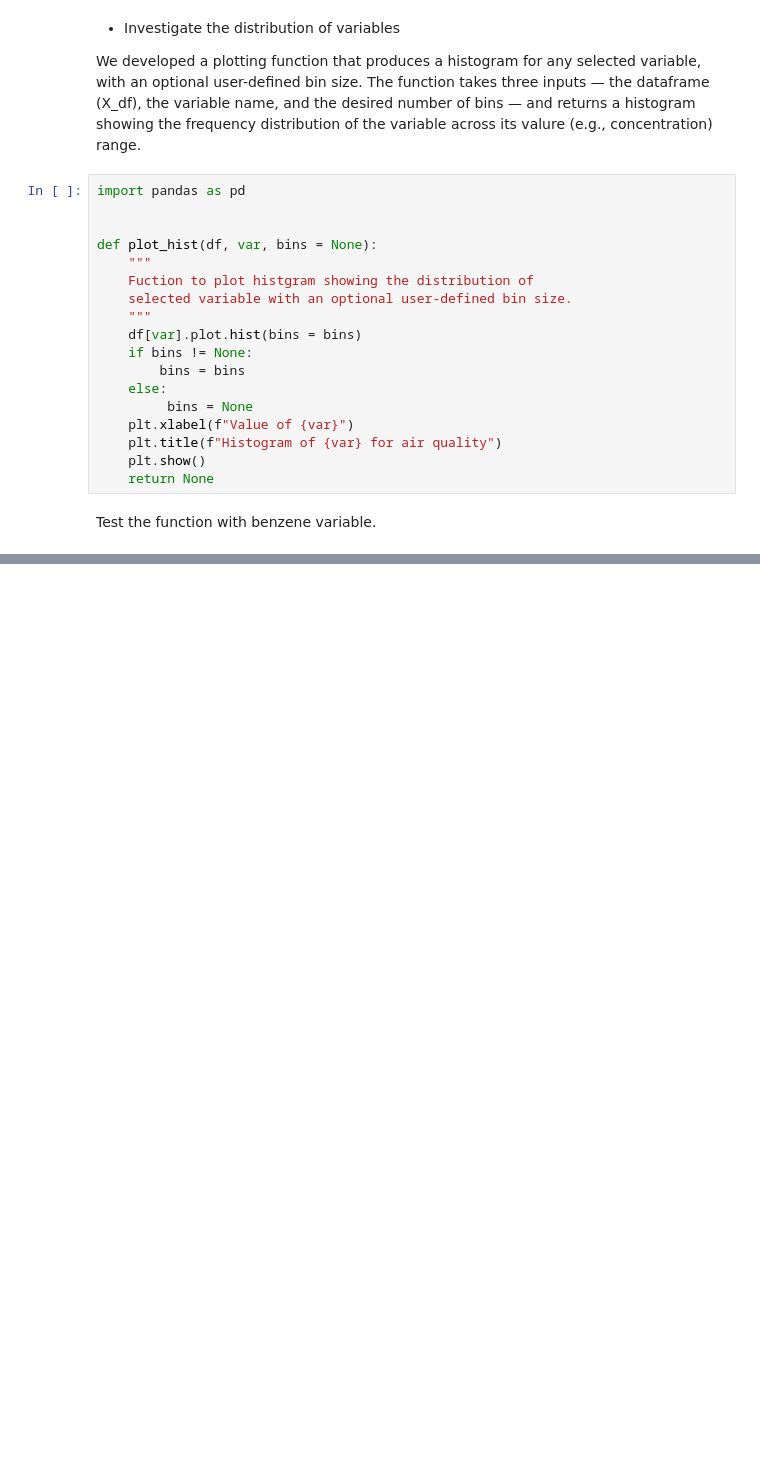
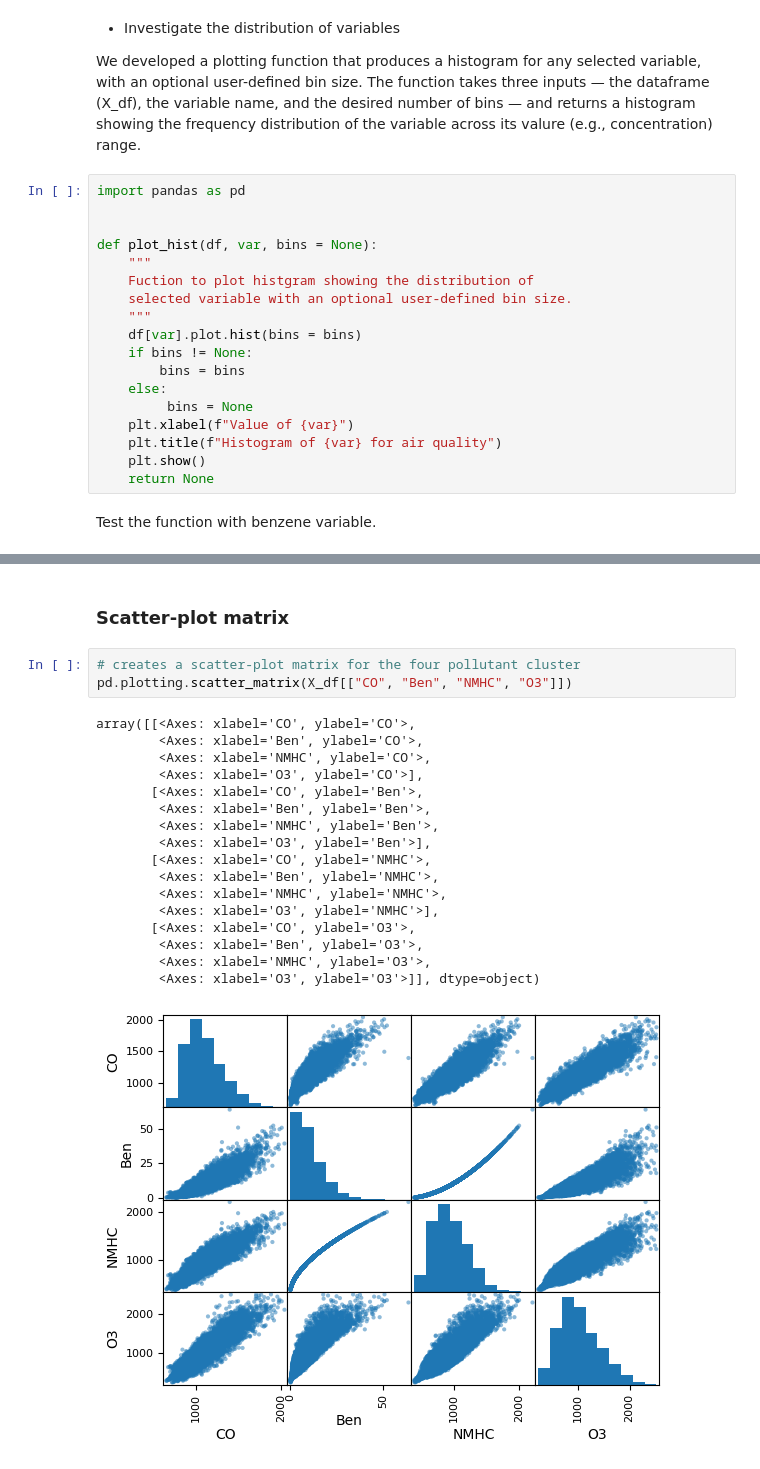
Before and after one commit to bingxiaochen/ST-554-Project1, a Jupyter notebook: Task2/Project1_Task2_Hui.ipynb, the cells around one changed output, grey strips where cells are left out. Drawn from its saved outputs; the diff is of its cells as text; blank space fills up the shorter version.

```diff
--- a/Task2/Project1_Task2_Hui.ipynb
+++ b/Task2/Project1_Task2_Hui.ipynb
@@ -221,0 +265,23 @@ plot_hist(X_df, "CO", bins = 15 )
+# %% [markdown]
+### Scatter-plot matrix
+# %%
+# creates a scatter‑plot matrix for the four pollutant cluster
+pd.plotting.scatter_matrix(X_df[["CO", "Ben", "NMHC", "O3"]])
+# %% [output]
+array([[<Axes: xlabel='CO', ylabel='CO'>,
+        <Axes: xlabel='Ben', ylabel='CO'>,
+        <Axes: xlabel='NMHC', ylabel='CO'>,
+        <Axes: xlabel='O3', ylabel='CO'>],
+       [<Axes: xlabel='CO', ylabel='Ben'>,
+        <Axes: xlabel='Ben', ylabel='Ben'>,
+        <Axes: xlabel='NMHC', ylabel='Ben'>,
+        <Axes: xlabel='O3', ylabel='Ben'>],
+       [<Axes: xlabel='CO', ylabel='NMHC'>,
+        <Axes: xlabel='Ben', ylabel='NMHC'>,
+        <Axes: xlabel='NMHC', ylabel='NMHC'>,
+        <Axes: xlabel='O3', ylabel='NMHC'>],
+       [<Axes: xlabel='CO', ylabel='O3'>,
+        <Axes: xlabel='Ben', ylabel='O3'>,
+        <Axes: xlabel='NMHC', ylabel='O3'>,
+        <Axes: xlabel='O3', ylabel='O3'>]], dtype=object)
+[figure, added]
```
Also changed, not shown: parts of 17 cells of this notebook.
